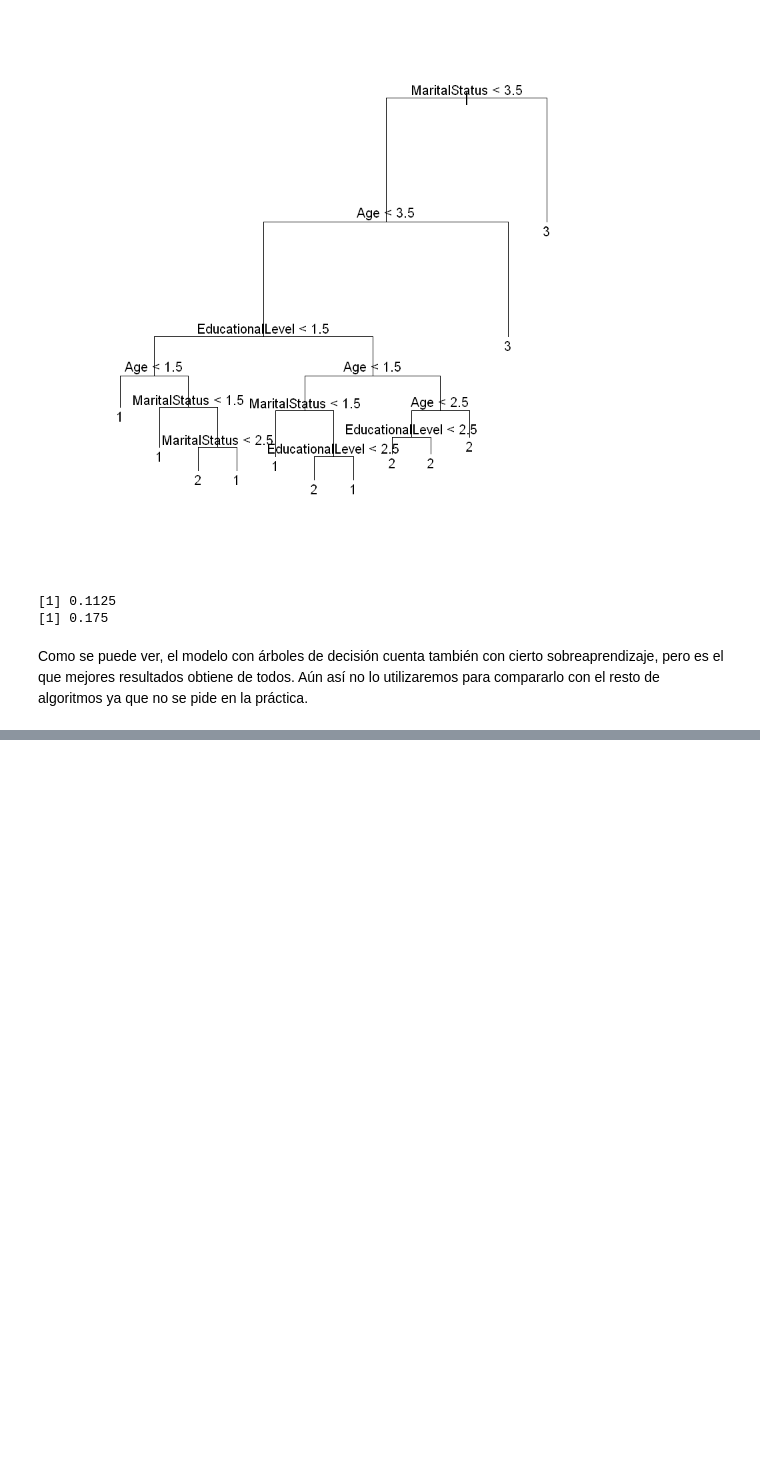
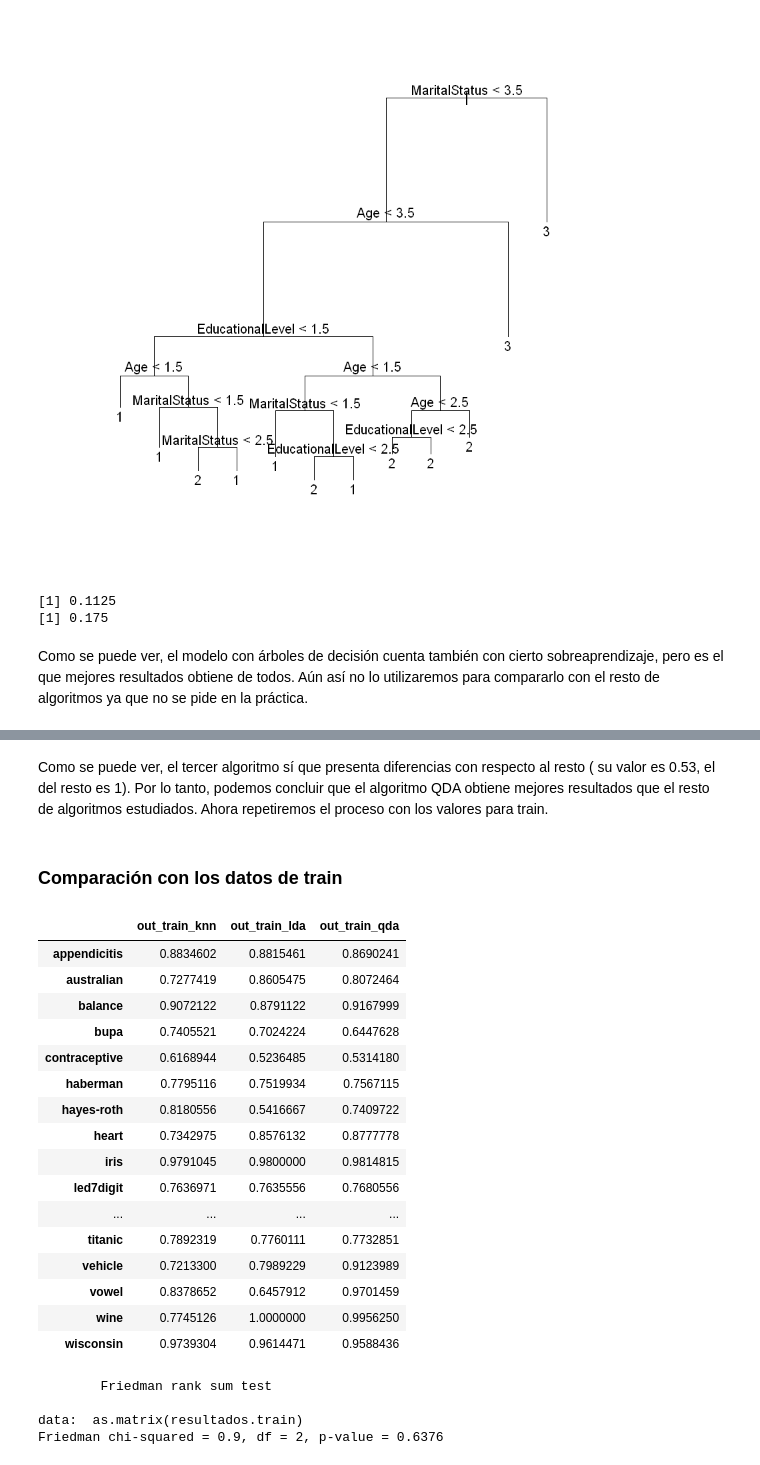
Before and after one commit to armijoalb/Master-Ciencias-de-Datos-UGR, a Jupyter notebook: Introduccion a la ciencia de datos/Trabajo Final/Clasificación/Trabajo Final Clasificación.ipynb, the cells around one changed output, grey strips where cells are left out. Saved outputs shown, nothing was run; the diff lists cells and outputs as text; code cells hidden in the pictures; blank space fills up the shorter version.

```diff
--- a/Introduccion a la ciencia de datos/Trabajo Final/Clasificación/Trabajo Final Clasificación.ipynb
+++ b/Introduccion a la ciencia de datos/Trabajo Final/Clasificación/Trabajo Final Clasificación.ipynb
@@ -639,0 +817,42 @@ Como se puede ver, el modelo con árboles de decisión cuenta también con ciert
+# %% [markdown]
+Como se puede ver, el tercer algoritmo sí que presenta diferencias con respecto al resto ( su valor es 0.53, el del resto es 1). Por lo tanto, podemos concluir que el algoritmo QDA obtiene mejores resultados que el resto de algoritmos estudiados. Ahora repetiremos el proceso con los valores para train.
+# %% [markdown]
+### Comparación con los datos de train
+# %%
+# Leemos la tabla y sustituimos los datos.
+resultados.train = read.csv("clasif_train_alumnos.csv",header=TRUE)
+row.names(resultados.train) = resultados.train$X
+resultados.train$X = NULL
+
+resultados.train["hayes-roth",]$out_train_knn = knnACCtrain.all
+resultados.train["hayes-roth",]$out_train_lda = ldaACCtrain.all
+resultados.train["hayes-roth",]$out_train_qda = qdaACCtrain.all
+
+resultados.train
+# %% [output]
+|  | out_train_knn | out_train_lda | out_train_qda |
+| appendicitis | 0.8834602 | 0.8815461 | 0.8690241 |
+| australian | 0.7277419 | 0.8605475 | 0.8072464 |
+| balance | 0.9072122 | 0.8791122 | 0.9167999 |
+| bupa | 0.7405521 | 0.7024224 | 0.6447628 |
+| contraceptive | 0.6168944 | 0.5236485 | 0.5314180 |
+| haberman | 0.7795116 | 0.7519934 | 0.7567115 |
+| hayes-roth | 0.8180556 | 0.5416667 | 0.7409722 |
+| heart | 0.7342975 | 0.8576132 | 0.8777778 |
+| iris | 0.9791045 | 0.9800000 | 0.9814815 |
+| led7digit | 0.7636971 | 0.7635556 | 0.7680556 |
+| ... | ... | ... | ... |
+| titanic | 0.7892319 | 0.7760111 | 0.7732851 |
+| vehicle | 0.7213300 | 0.7989229 | 0.9123989 |
+| vowel | 0.8378652 | 0.6457912 | 0.9701459 |
+| wine | 0.7745126 | 1.0000000 | 0.9956250 |
+| wisconsin | 0.9739304 | 0.9614471 | 0.9588436 |
+# %%
+# Realizamos el test de friedman.
+test.friedman = friedman.test(as.matrix(resultados.train))
+test.friedman
+# %% [output]
+        Friedman rank sum test
+
+data:  as.matrix(resultados.train)
+Friedman chi-squared = 0.9, df = 2, p-value = 0.6376
```
Also changed, not shown: parts of 19 cells of this notebook, 2 other files.
